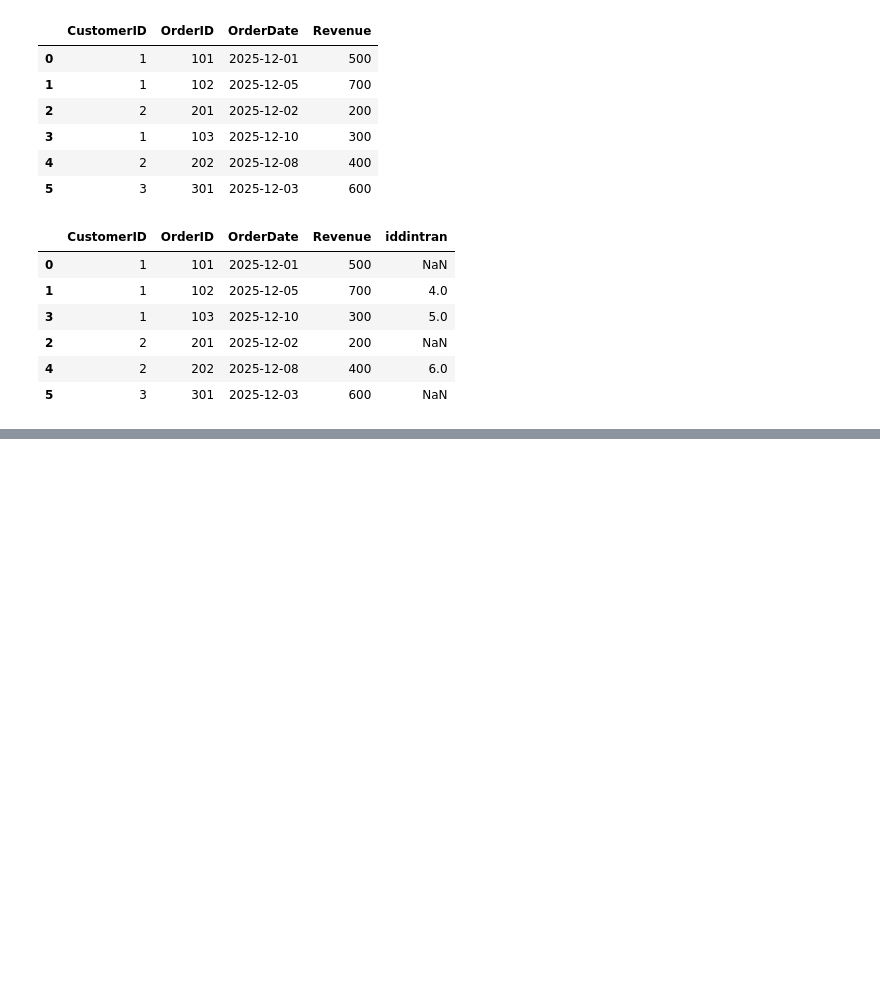
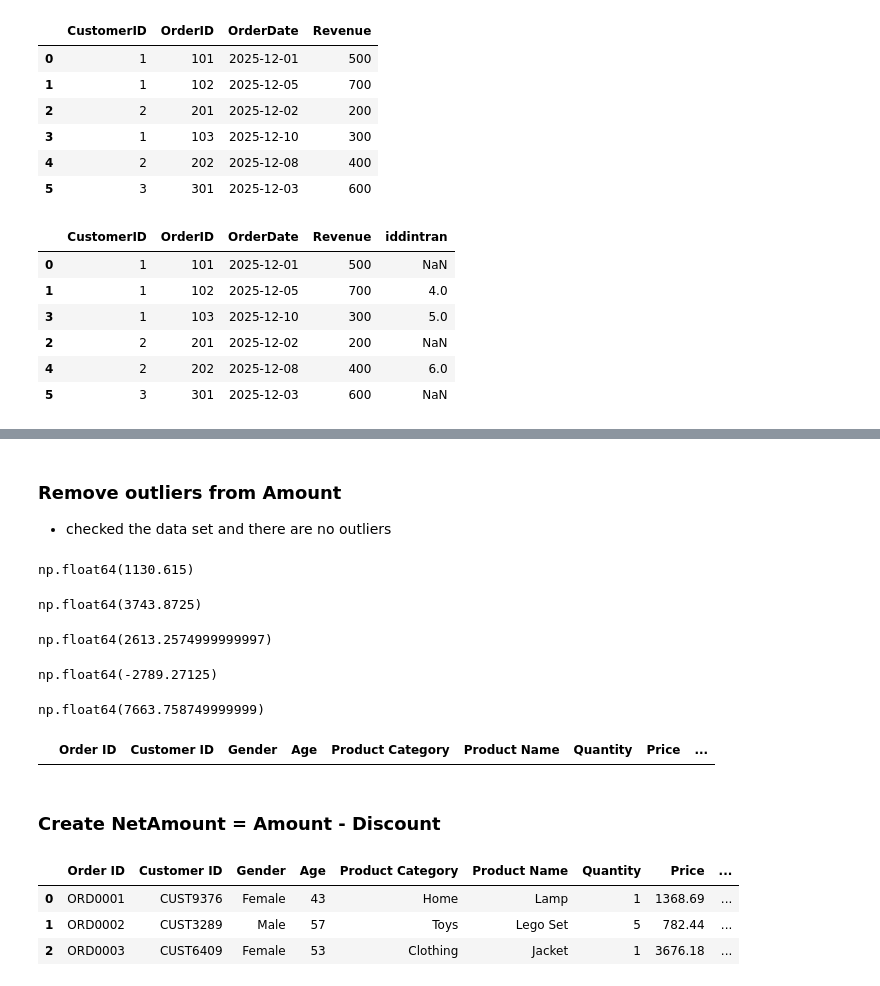
Before and after one commit to sagarnbeedi-analytics/data-analytics-portfolio, a Jupyter notebook: PYTHON/practicing_python_libraries/python_files/pandas.ipynb, the cells around one changed output, grey strips where cells are left out. Drawn from its saved outputs; the diff is of its cells as text; code cells hidden in the pictures; blank space fills up the shorter version.

```diff
--- a/PYTHON/practicing_python_libraries/python_files/pandas.ipynb
+++ b/PYTHON/practicing_python_libraries/python_files/pandas.ipynb
@@ -1035,0 +1088,41 @@ df["iddintran"]=df.groupby("CustomerID")["OrderDate"].diff().dt.days
+# %% [markdown]
+### Remove outliers from Amount
+- checked the data set and there are no outliers
+# %%
+q1=df["Price"].quantile(0.25)
+q1
+# %% [output]
+np.float64(1130.615)
+# %%
+q3=df["Price"].quantile(0.75)
+q3
+# %% [output]
+np.float64(3743.8725)
+# %%
+iqr=q3-q1
+iqr
+# %% [output]
+np.float64(2613.2574999999997)
+# %%
+lb=q1-1.5*iqr
+lb
+# %% [output]
+np.float64(-2789.27125)
+# %%
+ub=q3+1.5*iqr
+ub
+# %% [output]
+np.float64(7663.758749999999)
+# %%
+df[(df["Price"]<lb)| (df["Price"]>ub)]
+# %% [output]
+|  | Order ID | Customer ID | Gender | Age | Product Category | Product Name | Quantity | Price | ... |
+# %% [markdown]
+### Create NetAmount = Amount - Discount
+# %%
+df.head(3)
+# %% [output]
+|  | Order ID | Customer ID | Gender | Age | Product Category | Product Name | Quantity | Price | ... |
+| 0 | ORD0001 | CUST9376 | Female | 43 | Home | Lamp | 1 | 1368.69 | ... |
+| 1 | ORD0002 | CUST3289 | Male | 57 | Toys | Lego Set | 5 | 782.44 | ... |
+| 2 | ORD0003 | CUST6409 | Female | 53 | Clothing | Jacket | 1 | 3676.18 | ... |
```
Also changed, not shown: parts of 17 cells of this notebook, 1 other file.
